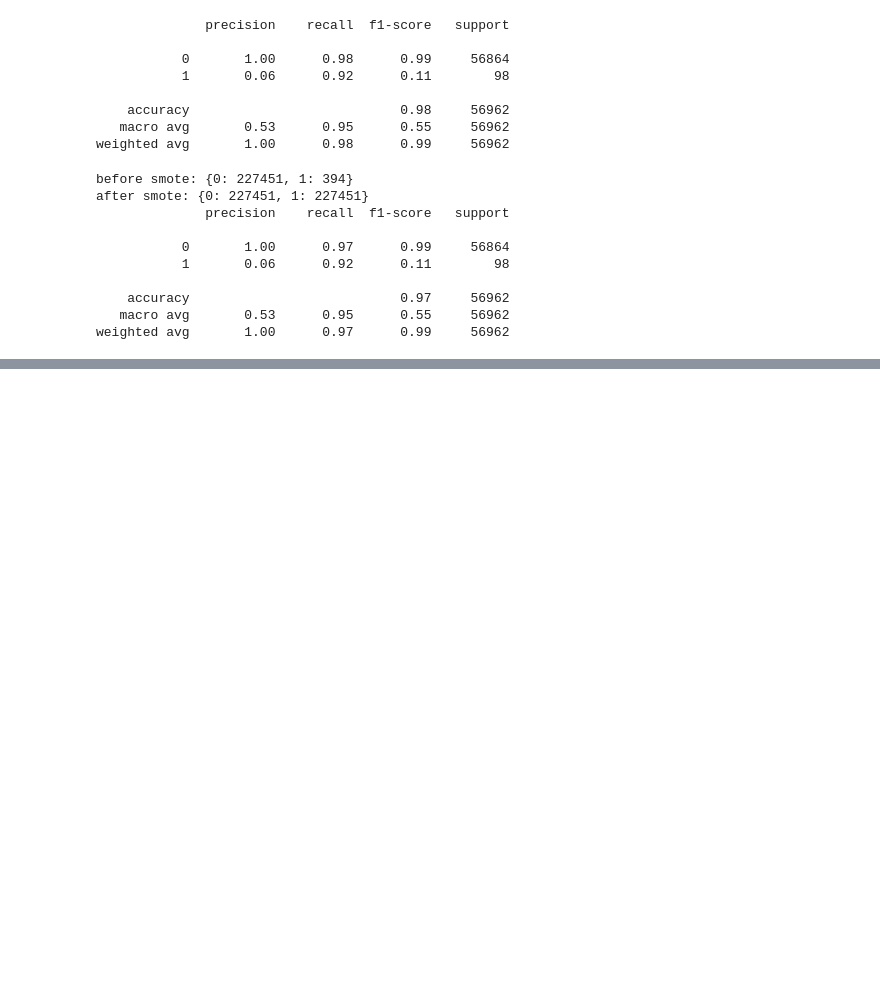
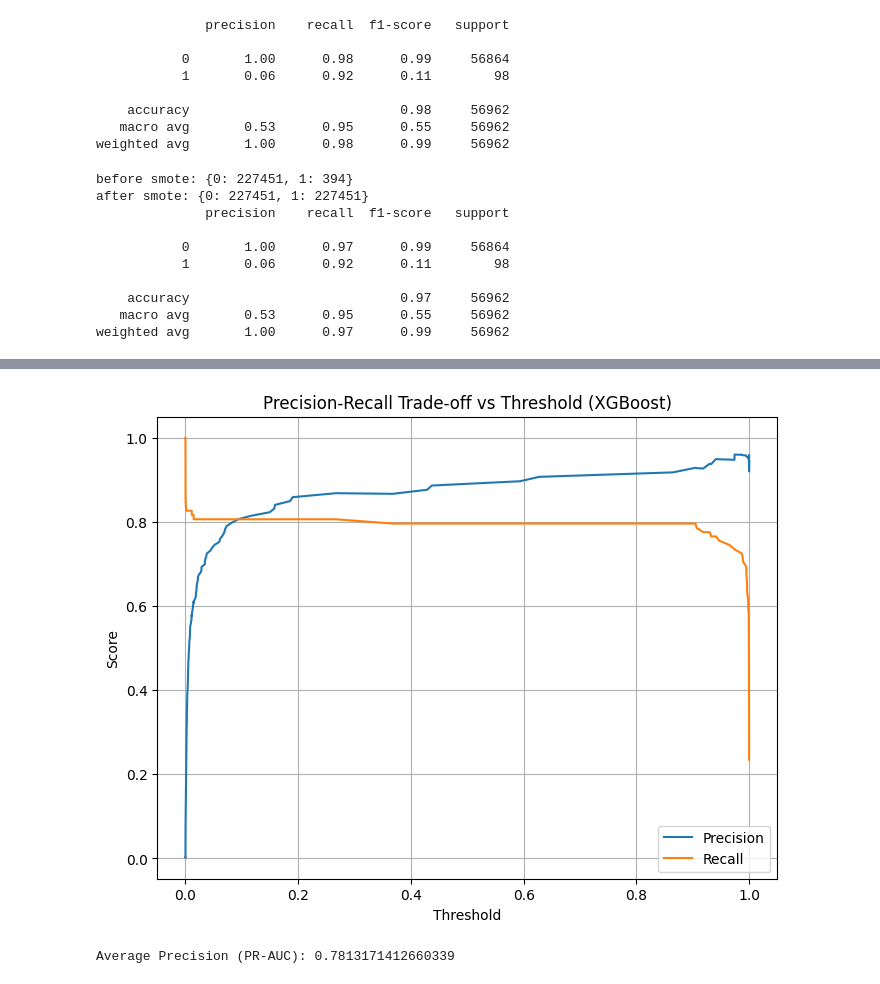
Before and after one commit to saidgurbanovvv/Fraud-Detection, a Jupyter notebook: fraud.ipynb, the cells around one changed output, grey strips where cells are left out. Cells and saved outputs as stored; diff of their text form; code cells hidden in the pictures; blank space fills up the shorter version.

```diff
--- a/fraud.ipynb
+++ b/fraud.ipynb
@@ -93,0 +132,19 @@ NameError: name 'x_train' is not defined
+# %%
+y_scores = xgb_model.predict_proba(X_test)[:, 1]
+precision, recall, thresholds = metrics.precision_recall_curve(y_test, y_scores)
+
+plt.figure(figsize=(8, 6))
+plt.plot(thresholds, precision[:-1], label='Precision')
+plt.plot(thresholds, recall[:-1], label='Recall')
+plt.xlabel('Threshold')
+plt.ylabel('Score')
+plt.title('Precision-Recall Trade-off vs Threshold (XGBoost)')
+plt.legend()
+plt.grid(True)
+plt.show()
+
+avg_precision = metrics.average_precision_score(y_test, y_scores)
+print('Average Precision (PR-AUC):', avg_precision)
+# %% [output]
+[figure, added]
+Average Precision (PR-AUC): 0.7813171412660339
```
Also changed, not shown: parts of 5 cells of this notebook.
